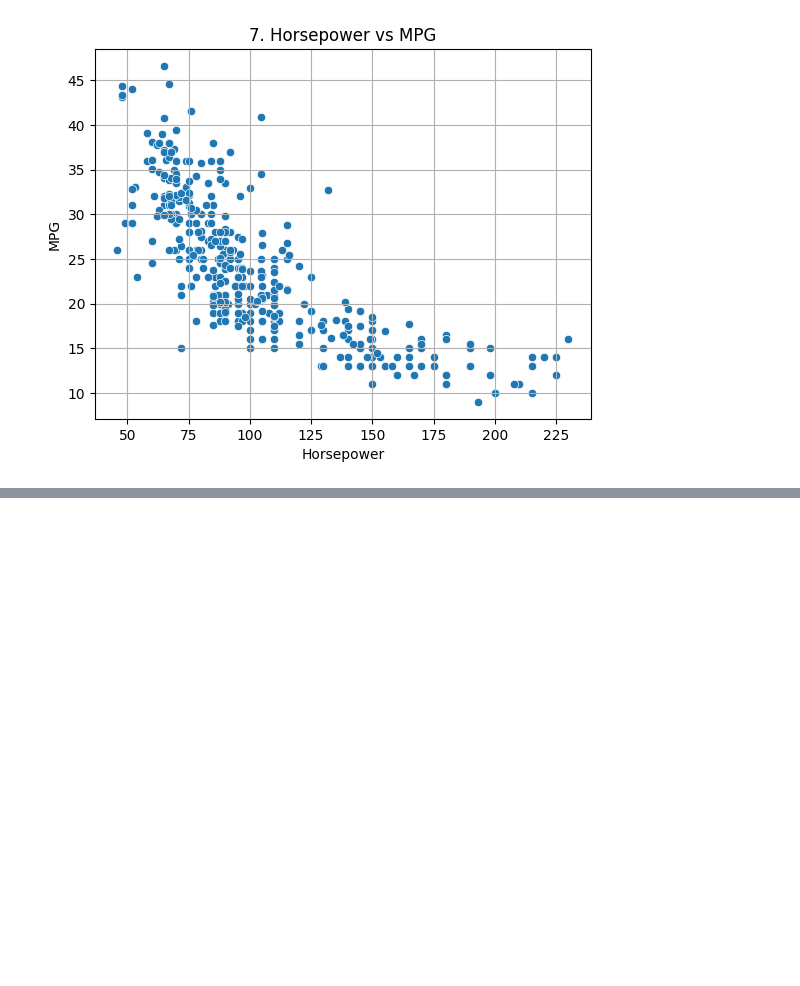
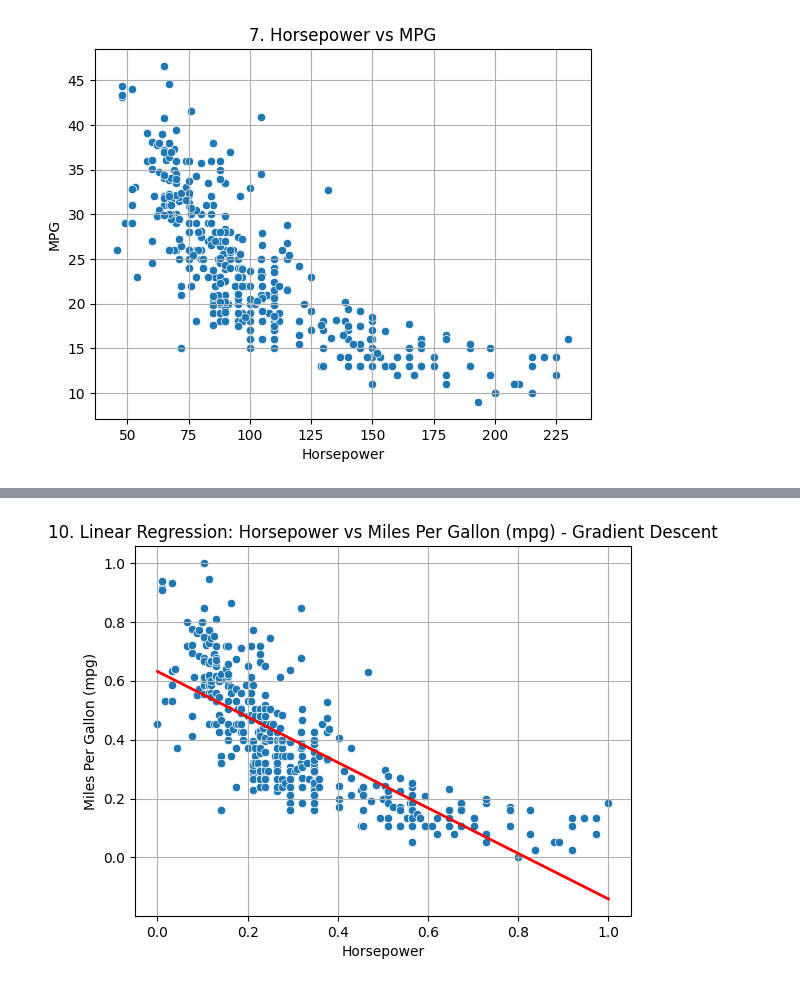
Before and after one commit to Omarmasalmah/Machine_Learning-Assignment_1-, a Jupyter notebook: code.ipynb, the cells around one changed output, grey strips where cells are left out. Saved outputs shown, nothing was run; the diff lists cells and outputs as text; code cells hidden in the pictures; blank space fills up the shorter version.

```diff
--- a/code.ipynb
+++ b/code.ipynb
@@ -266,0 +269,42 @@ See the caveats in the documentation: https://pandas.pydata.org/pandas-docs/stab
+# %%
+
+def gradient_descent(X, y, w, alpha, iterations): #
+    for i in range(iterations):
+        w = w - alpha * (2 * X.T.dot(X.dot(w) - y) / len(y) ) # Update w using the gradient and the learning rate
+    return w
+
+# Additional preprocessing steps to check for NaN or infinite values and normalize data
+for column in Dataframe.columns:
+    column_data = Dataframe[column].values  # Convert column to NumPy array
+    if column != 'origin' and (np.any(np.isnan(column_data.astype(float))) or np.any(np.isinf(column_data.astype(float)))):
+        print(f'Warning: NaN or infinite values detected in column {column}.')
+    elif column != 'origin':
+        # Normalize the data
+        Dataframe[column] = (Dataframe[column] - np.min(column_data)) / (np.max(column_data) - np.min(column_data))
+
+# Prepare data for linear regression
+X_linear = Dataframe[['horsepower']].copy()
+X_linear['x0'] = 1
+y_linear = Dataframe['mpg'].copy()
+
+# Initial parameters
+weight_initial = np.zeros(X_linear.shape[1])
+
+learning_rate = 0.1
+iterations = 1500
+
+# Run gradient descent
+weight_final = gradient_descent(X_linear, y_linear, weight_initial, learning_rate, iterations)
+
+# Scatter plot
+sns.scatterplot(x='horsepower', y='mpg', data=Dataframe)
+plt.title('10. Linear Regression: Horsepower vs Miles Per Gallon (mpg) - Gradient Descent')
+plt.xlabel('Horsepower')
+plt.ylabel('Miles Per Gallon (mpg)')
+
+# Plotting the regression line
+plt.plot(X_linear['horsepower'], X_linear.dot(weight_final), color='red', linewidth=2)
+plt.grid()
+plt.show()
+# %% [output]
+[figure, added]
```
Also changed, not shown: parts of 22 cells of this notebook, 1 other file.
